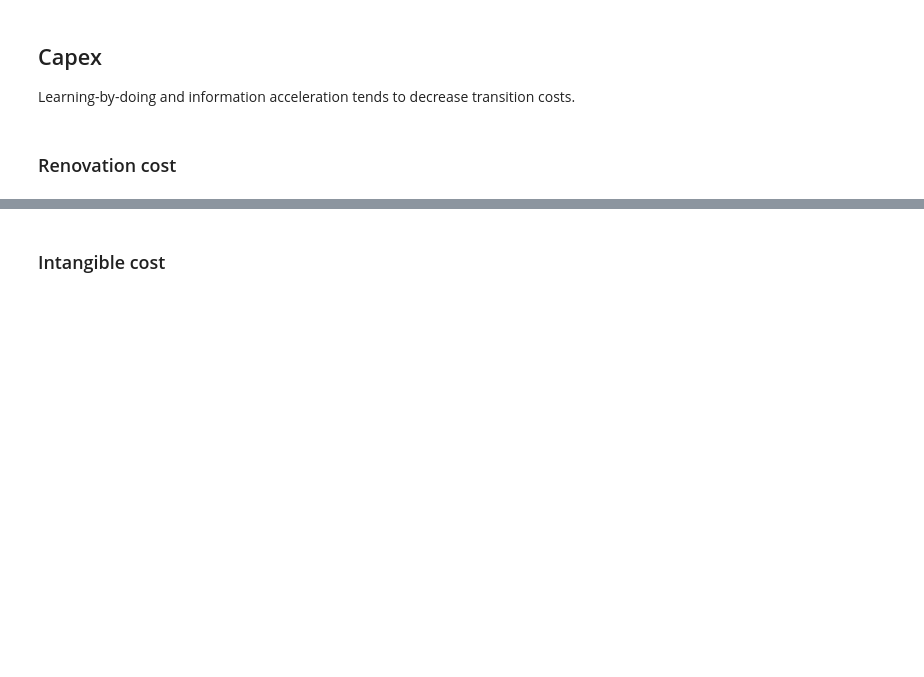
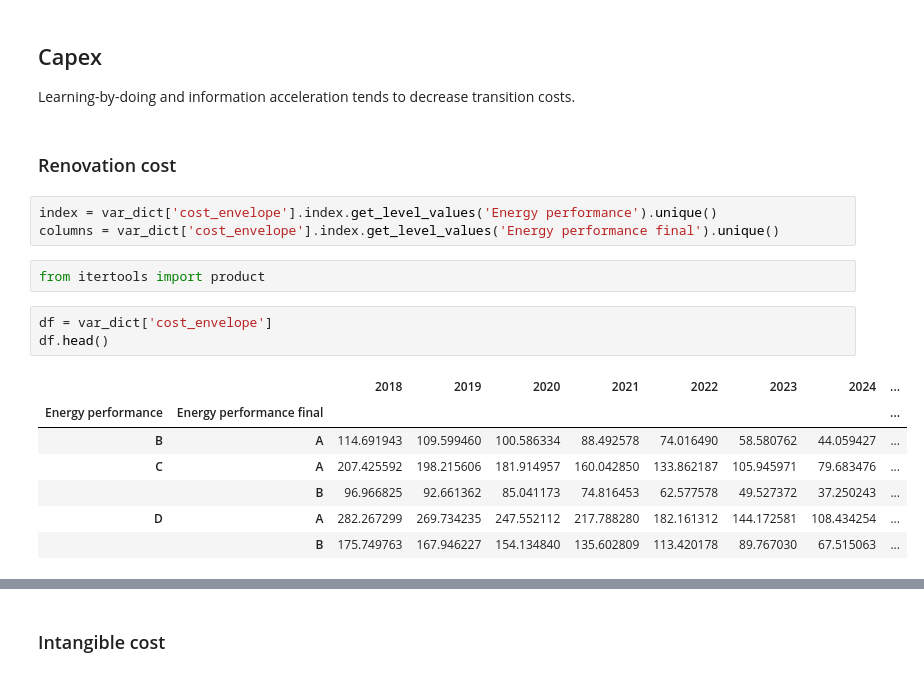
Before and after one commit to CIRED/Res-IRF, a Jupyter notebook: project/user_interface.ipynb, the cells around one changed output, grey strips where cells are left out. Cells and saved outputs as stored; diff of their text form; blank space fills up the shorter version.

```diff
--- a/project/user_interface.ipynb
+++ b/project/user_interface.ipynb
@@ -183,3 +184,19 @@ economic_subplots(consumption_actual_ep, 'Consumption (GWh/yr)',
 Learning-by-doing and information acceleration tends to decrease transition costs.
 # %% [markdown]
 ### Renovation cost
+# %%
+index = var_dict['cost_envelope'].index.get_level_values('Energy performance').unique()
+columns = var_dict['cost_envelope'].index.get_level_values('Energy performance final').unique()
+# %%
+from itertools import product
+# %%
+df = var_dict['cost_envelope']
+df.head()
+# %% [output]
+|  |  | 2018 | 2019 | 2020 | 2021 | 2022 | 2023 | 2024 | ... |
+| Energy performance | Energy performance final |  |  |  |  |  |  |  | ... |
+| B | A | 114.691943 | 109.599460 | 100.586334 | 88.492578 | 74.016490 | 58.580762 | 44.059427 | ... |
+| C | A | 207.425592 | 198.215606 | 181.914957 | 160.042850 | 133.862187 | 105.945971 | 79.683476 | ... |
+|  | B | 96.966825 | 92.661362 | 85.041173 | 74.816453 | 62.577578 | 49.527372 | 37.250243 | ... |
+| D | A | 282.267299 | 269.734235 | 247.552112 | 217.788280 | 182.161312 | 144.172581 | 108.434254 | ... |
+|  | B | 175.749763 | 167.946227 | 154.134840 | 135.602809 | 113.420178 | 89.767030 | 67.515063 | ... |
```
Also changed, not shown: parts of 25 cells of this notebook, 18 other files.
